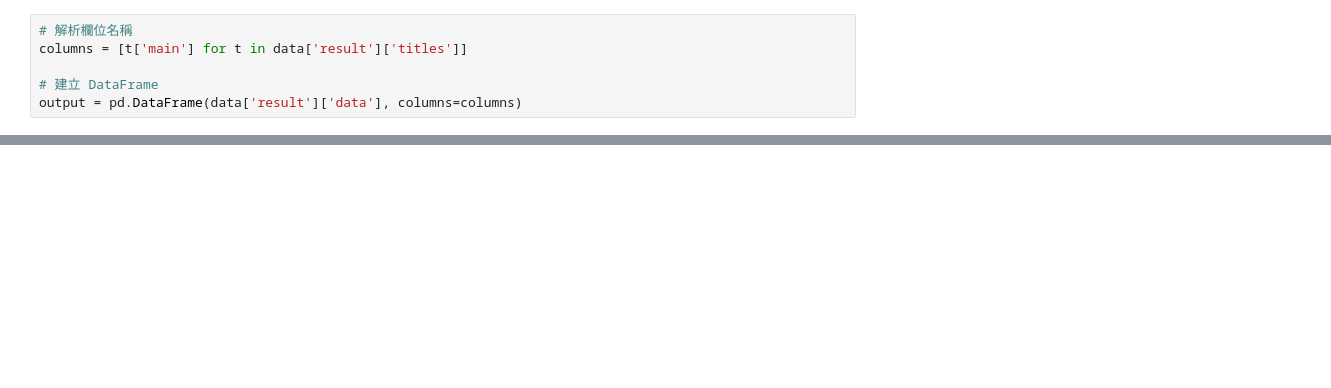
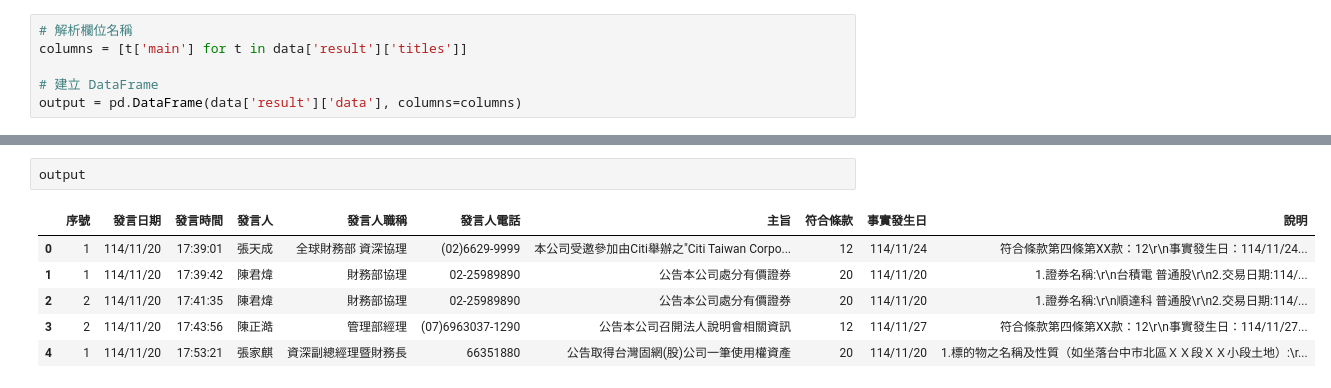
Before and after one commit to SuYenTing/llm_tutorial, a Jupyter notebook: 20_get_mops_material_info.ipynb, the cells around one changed output, grey strips where cells are left out. Cells and saved outputs as stored; diff of their text form; blank space fills up the shorter version.

```diff
--- a/20_get_mops_material_info.ipynb
+++ b/20_get_mops_material_info.ipynb
@@ -184,0 +181,9 @@ Status Code: 200
+# %%
+output
+# %% [output]
+|  | 序號 | 發言日期 | 發言時間 | 發言人 | 發言人職稱 | 發言人電話 | 主旨 | 符合條款 | 事實發生日 | 說明 |
+| 0 | 1 | 114/11/20 | 17:39:01 | 張天成 | 全球財務部 資深協理 | (02)6629-9999 | 本公司受邀參加由Citi舉辦之"Citi Taiwan Corpo... | 12 | 114/11/24 | 符合條款第四條第XX款：12\r\n事實發生日：114/11/24... |
+| 1 | 1 | 114/11/20 | 17:39:42 | 陳君煒 | 財務部協理 | 02-25989890 | 公告本公司處分有價證券 | 20 | 114/11/20 | 1.證券名稱:\r\n台積電 普通股\r\n2.交易日期:114/... |
+| 2 | 2 | 114/11/20 | 17:41:35 | 陳君煒 | 財務部協理 | 02-25989890 | 公告本公司處分有價證券 | 20 | 114/11/20 | 1.證券名稱:\r\n順達科 普通股\r\n2.交易日期:114/... |
+| 3 | 2 | 114/11/20 | 17:43:56 | 陳正澔 | 管理部經理 | (07)6963037-1290 | 公告本公司召開法人說明會相關資訊 | 12 | 114/11/27 | 符合條款第四條第XX款：12\r\n事實發生日：114/11/27... |
+| 4 | 1 | 114/11/20 | 17:53:21 | 張家麒 | 資深副總經理暨財務長 | 66351880 | 公告取得台灣固網(股)公司一筆使用權資產 | 20 | 114/11/20 | 1.標的物之名稱及性質（如坐落台中市北區ＸＸ段ＸＸ小段土地）:\r... |
```
Also changed, not shown: parts of 5 cells of this notebook.
